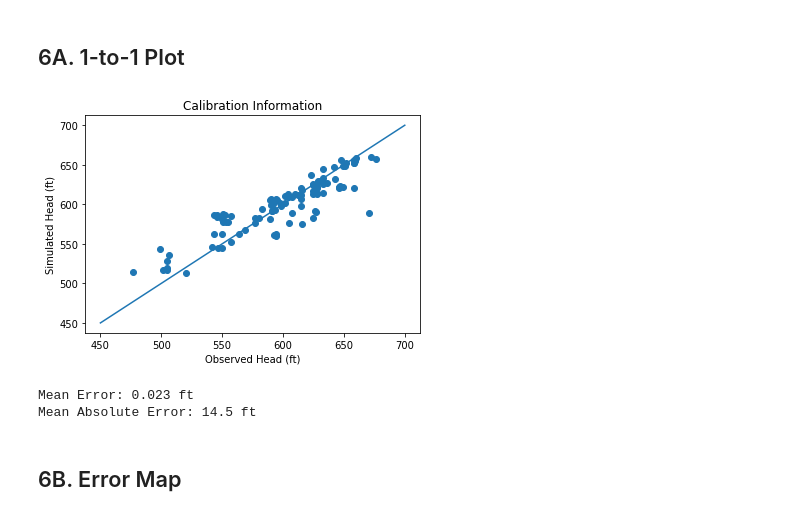
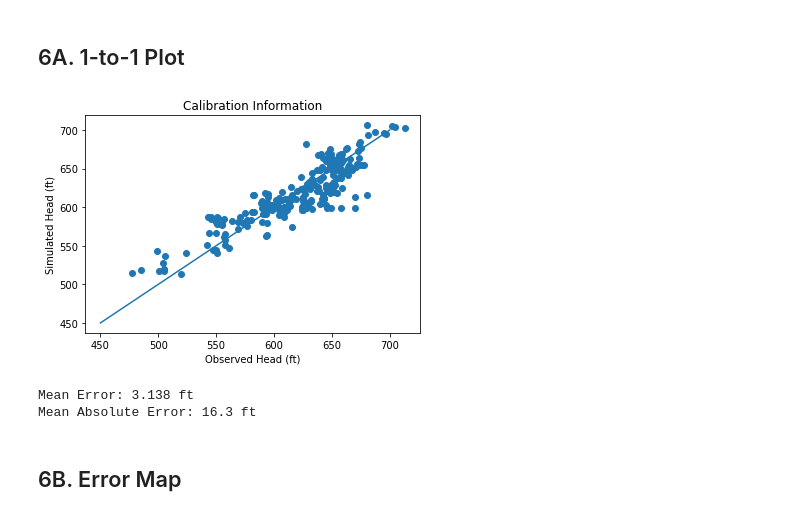
Before and after one commit to dbabrams/ShallowDolomite_Group, a Jupyter notebook: Master_Code/WillCounty_Final_MODFLOW.ipynb, the cells around one changed output. Cells and saved outputs as stored; diff of their text form; code cells hidden in the pictures.

```diff
--- a/Master_Code/WillCounty_Final_MODFLOW.ipynb
+++ b/Master_Code/WillCounty_Final_MODFLOW.ipynb
@@ -187,26 +187,10 @@ downloaded.GetContentFile('rivers_625.csv')
 # Define model domain in lat/long coordinates
 
 # Will County coordinates for each corner of the domain
-sw_lat =  41.41 #southwest latitude
-sw_long = -88.24 #southwest longitude
-ne_lat =  41.73 #northeast latitude
-ne_long = -88.03 #northeast longitude
-
-'''
-# Northern section
-sw_lat =  41.57 #southwest latitude
-sw_long = -88.24 #southwest longitude
-ne_lat =  41.73 #northeast latitude
-ne_long = -88.03 #northeast longitude
-'''
-
-'''
-# Southern section
-sw_lat =  41.41 #southwest latitude
-sw_long = -88.24 #southwest longitude
-ne_lat =  41.57 #northeast latitude
-ne_long = -88.03 #northeast longitude
-'''
+sw_lat =    41.356272   #41.41 #southwest latitude
+sw_long = -88.311217   #-88.24 #southwest longitude
+ne_lat =   41.701295   #41.73 #northeast latitude
+ne_long =  -87.831109  #-88.03 #northeast longitude
 
 illimap = {'proj': 'lcc', # code for Lambert Conformal Conic
      'ellps': 'clrk66',
@@ -769,7 +755,7 @@ Text(0.5, 1.0, 'Steady-State Model Head(ft) Results')
 # %%
 # import the observation well data as a dataframe
 # "SB_Potent_Surface_points.csv"
-pumping_ob = pd.read_csv('https://raw.githubusercontent.com/dbabrams/ShallowDolomite_Group/master/pumping/SB_Potent_Surface_points.csv?token=AOLJKYREDLX63LT65W4GH5263O4W4')
+pumping_ob = pd.read_csv('https://raw.githubusercontent.com/dbabrams/ShallowDolomite_Group/master/pumping/SB_Potent_Surface_points.csv?token=AOLJKYT2XWY7JBLK6KPAB6K64WF3G')
 
 # trim the dataframe to the model domain
 pumping_ob = pumping_ob.loc[pumping_ob['lambx']<nex]
@@ -780,34 +766,34 @@ pumping_ob = pumping_ob.loc[pumping_ob['lamby']>swy]
 # reset the dataframe index to the default
 pumping_ob=pumping_ob.reset_index(drop=True)
 
 # convert lambx to column and lamby to row, and convert to grid format
 pumping_ob['row'] = np.trunc((ney-pumping_ob['lamby'])/dy)
 pumping_ob['col'] = np.trunc((pumping_ob['lambx']-swx)/dx)
 
 # convert rows and columns to integers
 pumping_ob['row'] = pumping_ob.row.astype("int64")
 pumping_ob['col'] = pumping_ob.col.astype("int64")
 
 # create a new column, containing head values simulated by the model
 pumping_ob['simulated']=head[9,pumping_ob['row'],pumping_ob['col']]
 
 # compare the observed to simulated head data
 compare=pumping_ob
 compare=compare.set_index('Head_ftAMS')
 compare=compare.drop(['lambx','lamby','row','col'],axis=1)
 #print(compare)
 
 # create a scatterplot of simulated heads versus observed heads
 plt.scatter(compare.index,compare.simulated)
 x = np.linspace(450,700)
 y = x
 plt.plot(x,y) #create x=y line to compare
 plt.xlabel('Observed Head (ft)')
 plt.ylabel('Simulated Head (ft)')
 plt.title('Calibration Information')
 plt.show()
 # %% [output]
-[figure, old version]
+[figure, new version]
 # %%
 # calculate mean and mean absolute error
 pumping_ob['error']=pumping_ob['Head_ftAMS']-pumping_ob['simulated'] #difference between observed and simulated head
@@ -817,8 +803,8 @@ mean_abs = pumping_ob.absolute.mean() #calculate mean absolute error, in ft
 print("Mean Error:", round(mean,3), 'ft')
 print("Mean Absolute Error:", round(mean_abs,1), 'ft')
 # %% [output]
-Mean Error: 0.023 ft
-Mean Absolute Error: 14.5 ft
+Mean Error: 3.138 ft
+Mean Absolute Error: 16.3 ft
 # %% [markdown]
 ## 6B. Error Map
 # %%
```
Also changed, not shown: parts of 17 cells of this notebook.
